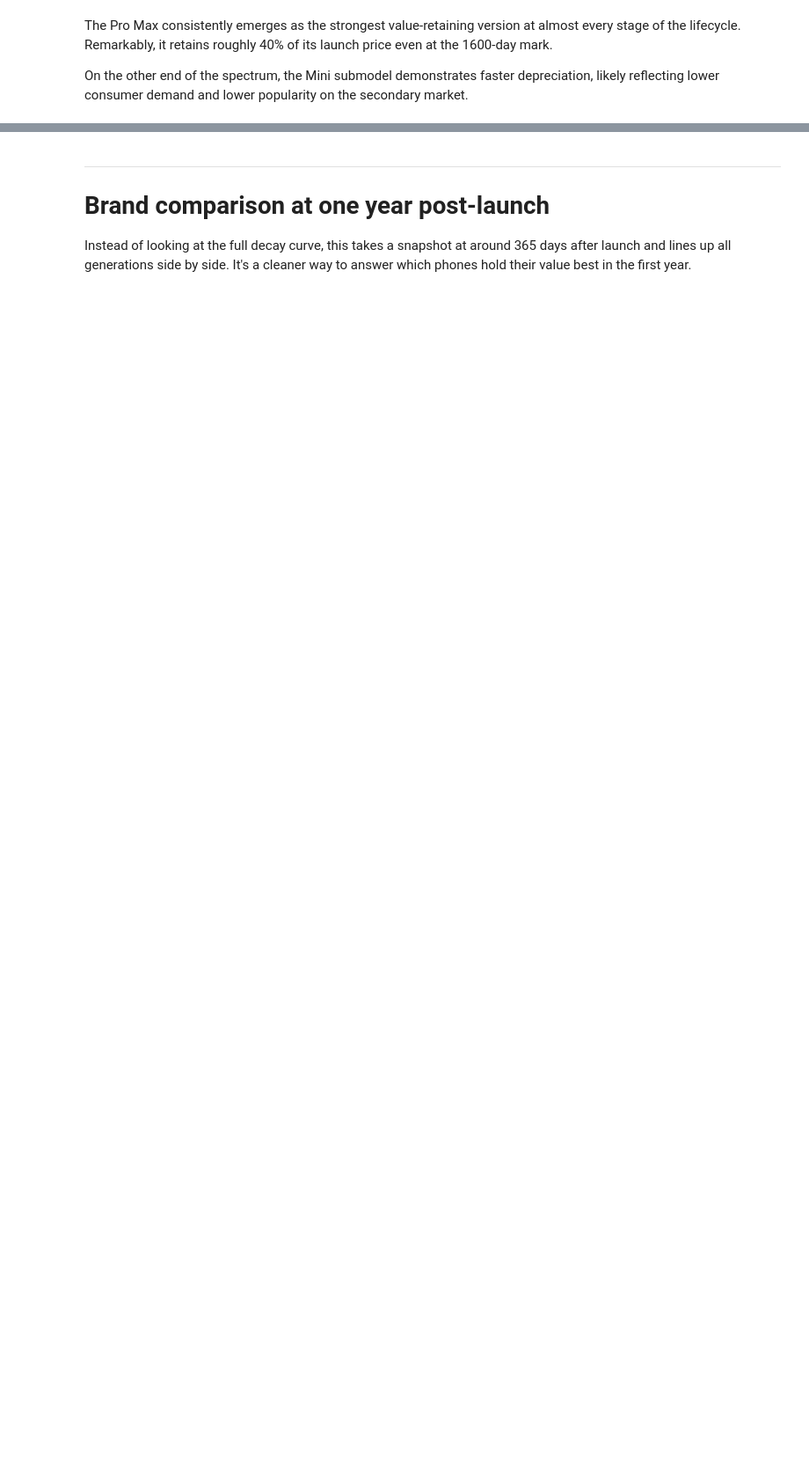
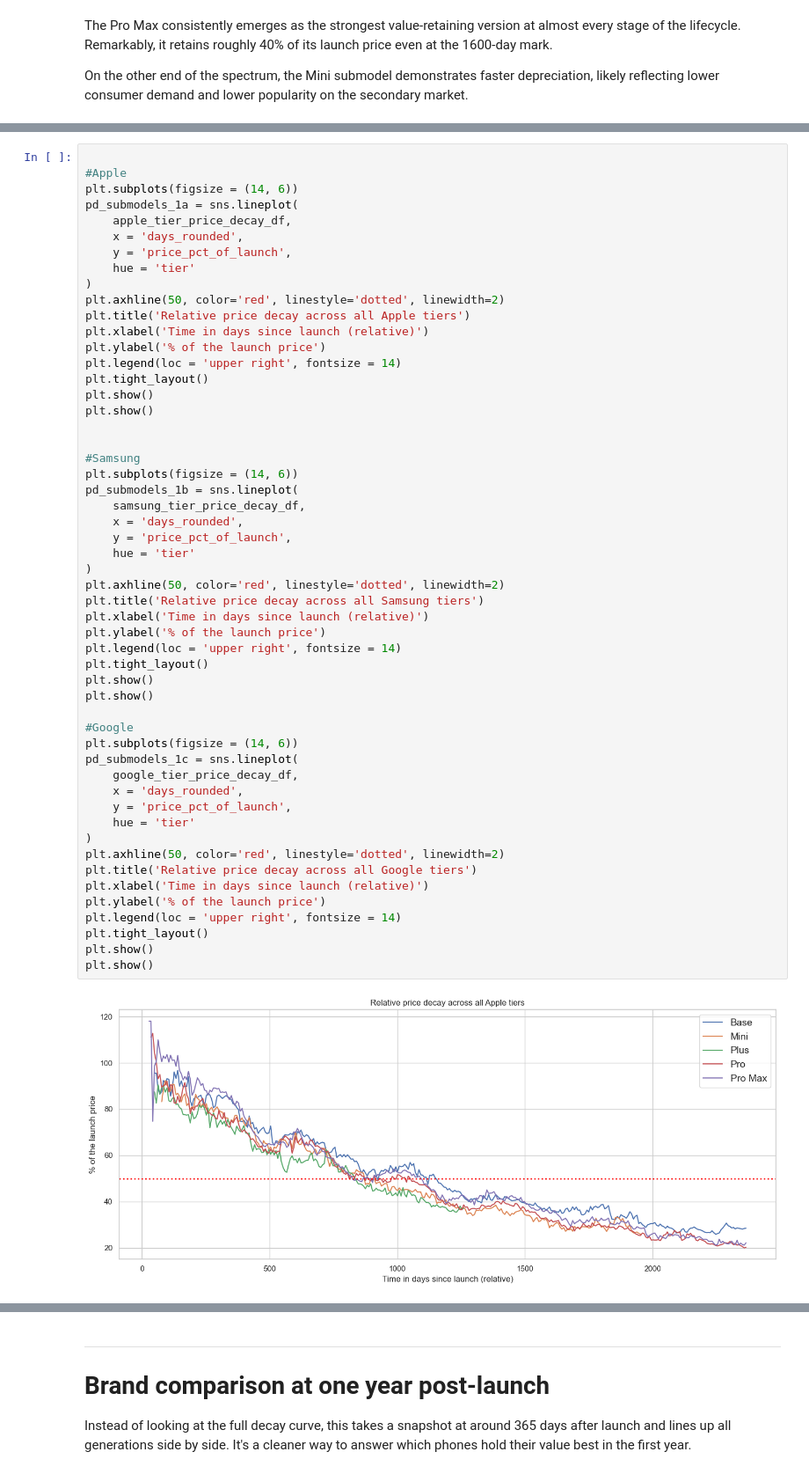
Before and after one commit to ady7ady7/python_agentic_learning, a Jupyter notebook: project1_phones_sales_analytics/notebooks/06_final_project_sns.ipynb, the cells around one changed output, grey strips where cells are left out. Shown at 88% size. Saved outputs shown, nothing was run; the diff lists cells and outputs as text; blank space fills up the shorter version.

```diff
--- a/project1_phones_sales_analytics/notebooks/06_final_project_sns.ipynb
+++ b/project1_phones_sales_analytics/notebooks/06_final_project_sns.ipynb
@@ -475,0 +407,55 @@ On the other end of the spectrum, the Mini submodel demonstrates faster deprecia
+# %%
+
+#Apple
+plt.subplots(figsize = (14, 6))
+pd_submodels_1a = sns.lineplot(
+    apple_tier_price_decay_df,
+    x = 'days_rounded',
+    y = 'price_pct_of_launch',
+    hue = 'tier'
+)
+plt.axhline(50, color='red', linestyle='dotted', linewidth=2)
+plt.title('Relative price decay across all Apple tiers')
+plt.xlabel('Time in days since launch (relative)')
+plt.ylabel('% of the launch price')
+plt.legend(loc = 'upper right', fontsize = 14)
+plt.tight_layout()
+plt.show()
+plt.show()
+
+
+#Samsung
+plt.subplots(figsize = (14, 6))
+pd_submodels_1b = sns.lineplot(
+    samsung_tier_price_decay_df,
+    x = 'days_rounded',
+    y = 'price_pct_of_launch',
+    hue = 'tier'
+)
+plt.axhline(50, color='red', linestyle='dotted', linewidth=2)
+plt.title('Relative price decay across all Samsung tiers')
+plt.xlabel('Time in days since launch (relative)')
+plt.ylabel('% of the launch price')
+plt.legend(loc = 'upper right', fontsize = 14)
+plt.tight_layout()
+plt.show()
+plt.show()
+
+#Google
+plt.subplots(figsize = (14, 6))
+pd_submodels_1c = sns.lineplot(
+    google_tier_price_decay_df,
+    x = 'days_rounded',
+    y = 'price_pct_of_launch',
+    hue = 'tier'
+)
+plt.axhline(50, color='red', linestyle='dotted', linewidth=2)
+plt.title('Relative price decay across all Google tiers')
+plt.xlabel('Time in days since launch (relative)')
+plt.ylabel('% of the launch price')
+plt.legend(loc = 'upper right', fontsize = 14)
+plt.tight_layout()
+plt.show()
+plt.show()
+# %% [output]
+[figure, added]
```
Also changed, not shown: parts of 12 cells of this notebook, 2 other files.
